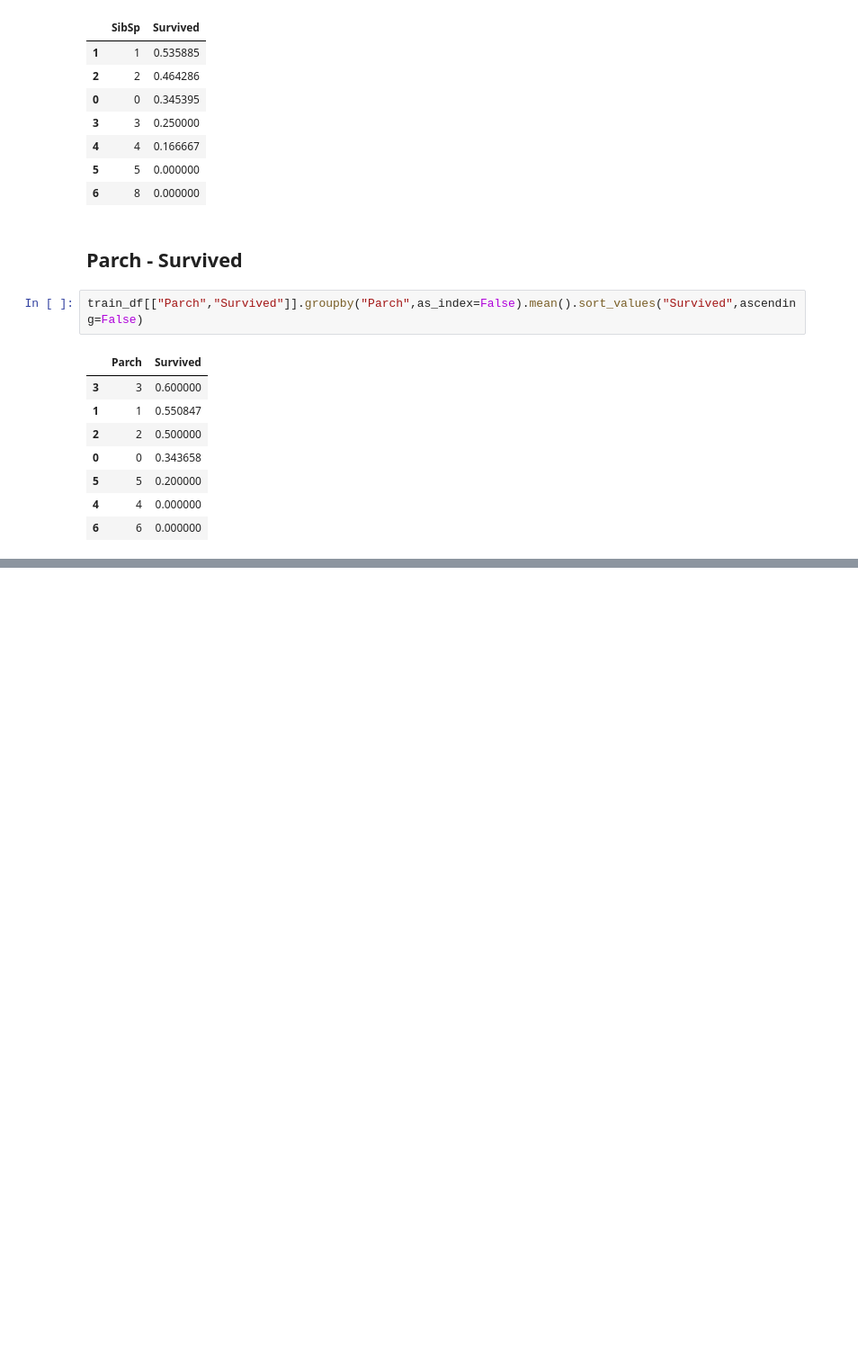
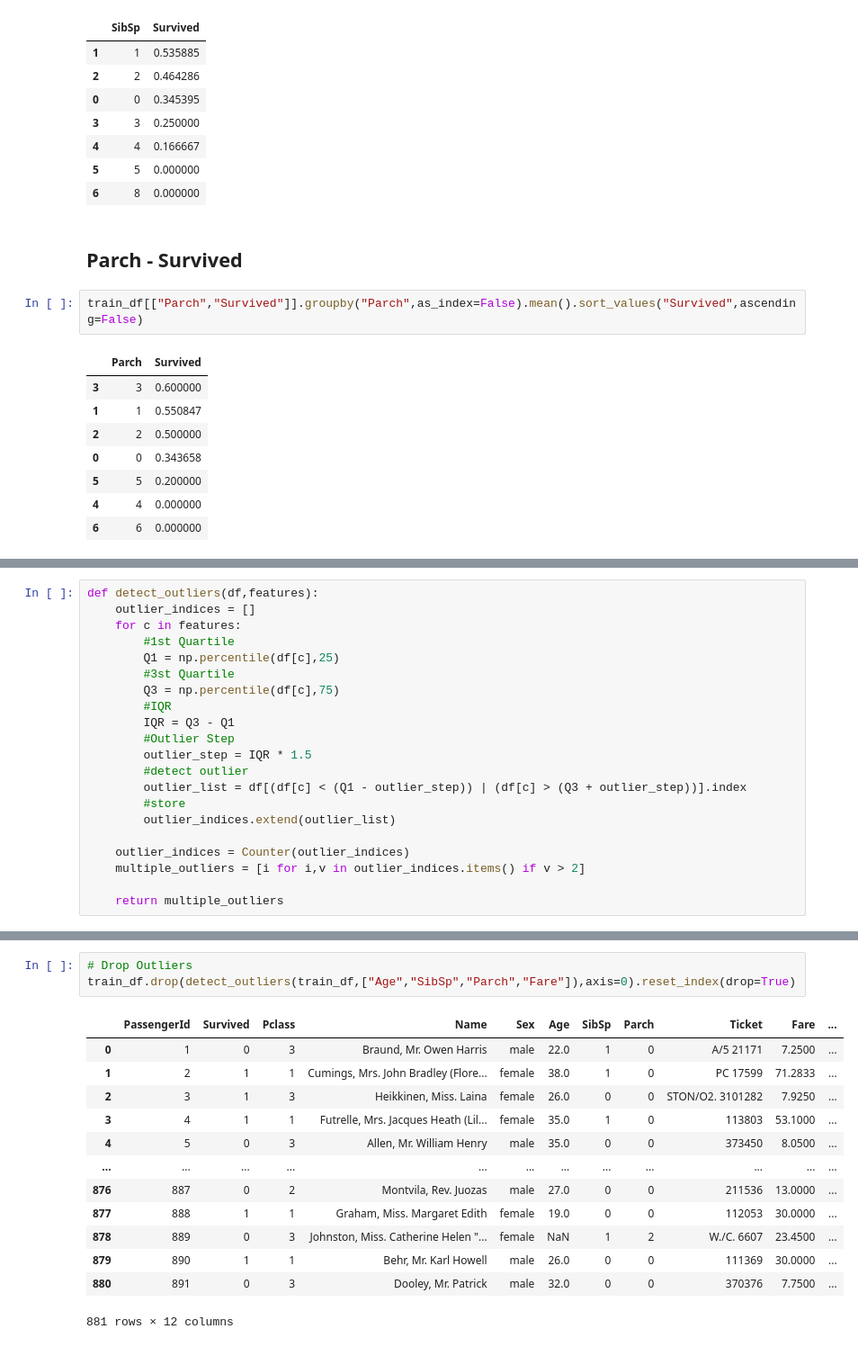
Before and after one commit to anildursunipek/Data-science-and-ML-notebook, a Jupyter notebook: titanic-eda-d.ipynb, the cells around one changed output, grey strips where cells are left out. Shown: that part at 90% size. Cells and saved outputs as stored; diff of their text form; blank space fills up the shorter version.

```diff
--- a/titanic-eda-d.ipynb
+++ b/titanic-eda-d.ipynb
@@ -280,0 +290,21 @@ train_df[["Parch","Survived"]].groupby("Parch",as_index=False).mean().sort_value
+# %%
+def detect_outliers(df,features):
+    outlier_indices = []
+    for c in features:
+        #1st Quartile
+        Q1 = np.percentile(df[c],25)
+        #3st Quartile
+        Q3 = np.percentile(df[c],75)
+        #IQR
+        IQR = Q3 - Q1
+        #Outlier Step
+        outlier_step = IQR * 1.5
+        #detect outlier
+        outlier_list = df[(df[c] < (Q1 - outlier_step)) | (df[c] > (Q3 + outlier_step))].index
+        #store
+        outlier_indices.extend(outlier_list)
+
+    outlier_indices = Counter(outlier_indices)
+    multiple_outliers = [i for i,v in outlier_indices.items() if v > 2]
+
+    return multiple_outliers
@@ -280,0 +325,17 @@ train_df[["Parch","Survived"]].groupby("Parch",as_index=False).mean().sort_value
+# %%
+# Drop Outliers
+train_df.drop(detect_outliers(train_df,["Age","SibSp","Parch","Fare"]),axis=0).reset_index(drop=True)
+# %% [output]
+|  | PassengerId | Survived | Pclass | Name | Sex | Age | SibSp | Parch | Ticket | Fare | ... |
+| 0 | 1 | 0 | 3 | Braund, Mr. Owen Harris | male | 22.0 | 1 | 0 | A/5 21171 | 7.2500 | ... |
+| 1 | 2 | 1 | 1 | Cumings, Mrs. John Bradley (Flore... | female | 38.0 | 1 | 0 | PC 17599 | 71.2833 | ... |
+| 2 | 3 | 1 | 3 | Heikkinen, Miss. Laina | female | 26.0 | 0 | 0 | STON/O2. 3101282 | 7.9250 | ... |
+| 3 | 4 | 1 | 1 | Futrelle, Mrs. Jacques Heath (Lil... | female | 35.0 | 1 | 0 | 113803 | 53.1000 | ... |
+| 4 | 5 | 0 | 3 | Allen, Mr. William Henry | male | 35.0 | 0 | 0 | 373450 | 8.0500 | ... |
+| ... | ... | ... | ... | ... | ... | ... | ... | ... | ... | ... | ... |
+| 876 | 887 | 0 | 2 | Montvila, Rev. Juozas | male | 27.0 | 0 | 0 | 211536 | 13.0000 | ... |
+| 877 | 888 | 1 | 1 | Graham, Miss. Margaret Edith | female | 19.0 | 0 | 0 | 112053 | 30.0000 | ... |
+| 878 | 889 | 0 | 3 | Johnston, Miss. Catherine Helen "... | female | NaN | 1 | 2 | W./C. 6607 | 23.4500 | ... |
+| 879 | 890 | 1 | 1 | Behr, Mr. Karl Howell | male | 26.0 | 0 | 0 | 111369 | 30.0000 | ... |
+| 880 | 891 | 0 | 3 | Dooley, Mr. Patrick | male | 32.0 | 0 | 0 | 370376 | 7.7500 | ... |
+881 rows × 12 columns
```
Also changed, not shown: parts of 19 cells of this notebook.
